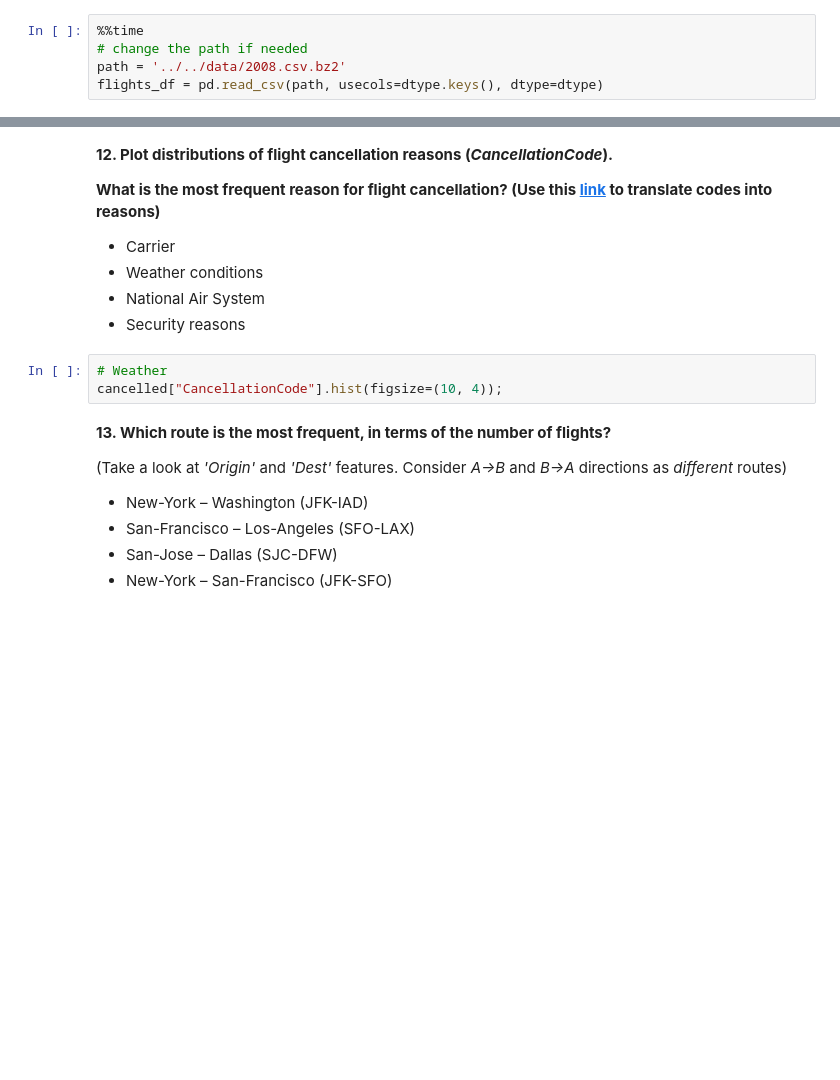
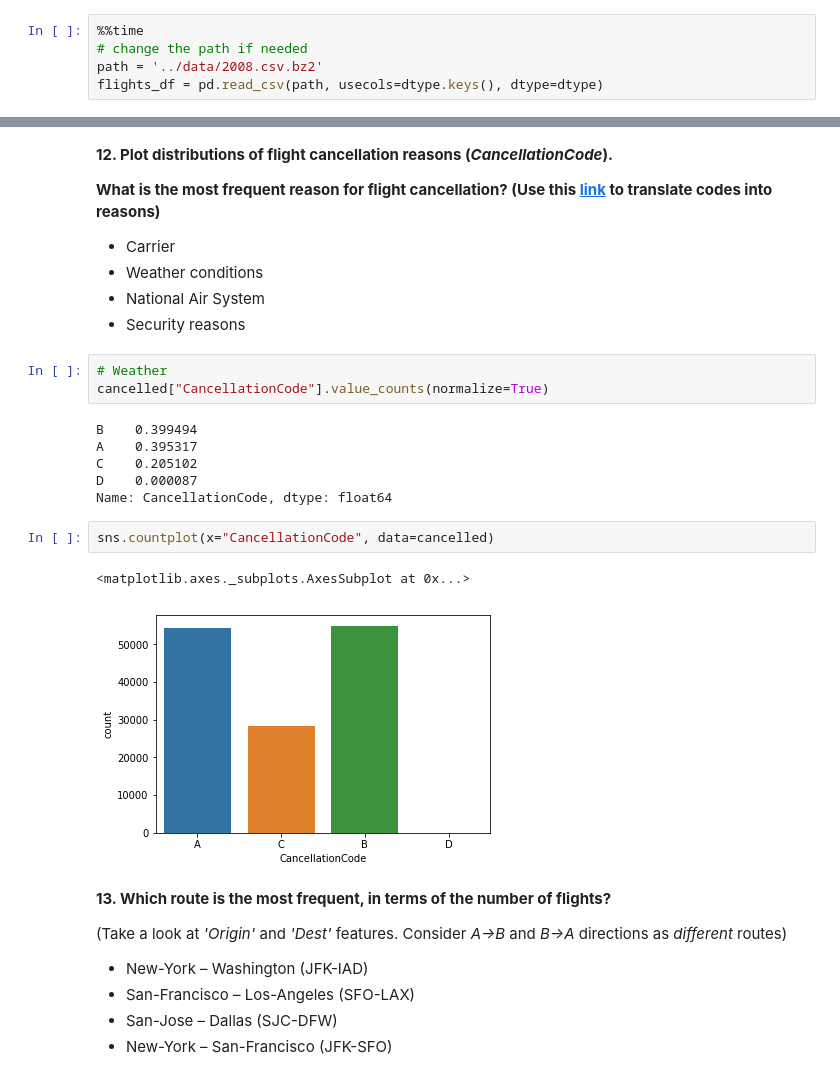
Before and after one commit to vladisOV/notebooks, a Jupyter notebook: assignment1_USA_flights_EDA_mlcourse.ipynb, the cells around one changed output, grey strips where cells are left out. Drawn from its saved outputs; the diff is of its cells as text; blank space fills up the shorter version.

```diff
--- a/assignment1_USA_flights_EDA.ipynb
+++ b/assignment1_USA_flights_EDA_mlcourse.ipynb
@@ -82,6 +82,6 @@ dtype = {'DayOfWeek': np.uint8, 'DayofMonth': np.uint8, 'Month': np.uint8 ,
 # %%
 %%time
 # change the path if needed
-path = '../../data/2008.csv.bz2'
+path = '../data/2008.csv.bz2'
 flights_df = pd.read_csv(path, usecols=dtype.keys(), dtype=dtype)
 # %% [output]
@@ -563,7 +563,18 @@ Name: Cancelled, dtype: int64
 - Security reasons
 # %%
 # Weather
-cancelled["CancellationCode"].hist(figsize=(10, 4));
+cancelled["CancellationCode"].value_counts(normalize=True)
+# %% [output]
+B    0.399494
+A    0.395317
+C    0.205102
+D    0.000087
+Name: CancellationCode, dtype: float64
+# %%
+sns.countplot(x="CancellationCode", data=cancelled)
+# %% [output]
+<matplotlib.axes._subplots.AxesSubplot at 0x...>
+[figure, added]
 # %% [markdown]
 **13. Which route is the most frequent, in terms of the number of flights?**
 
```
Also changed, not shown: parts of 15 cells of this notebook.
